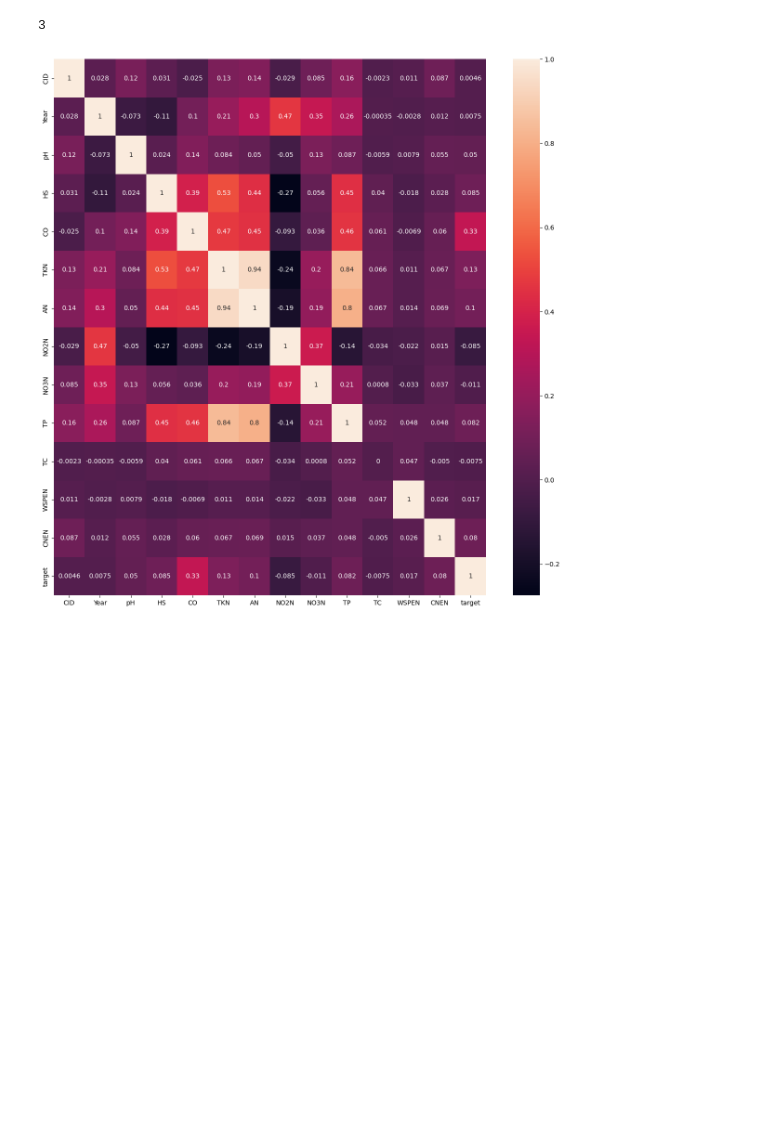
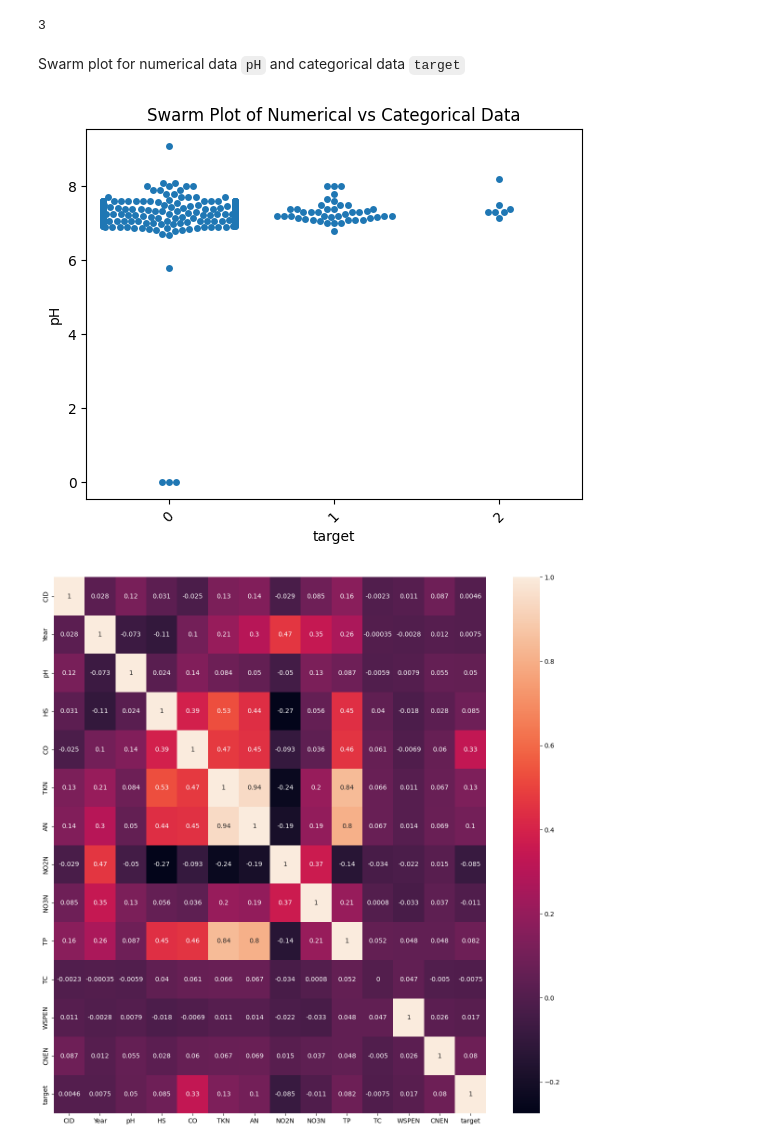
Before and after one commit to puskr99/ml-project-water-potability, a Jupyter notebook: code/water.ipynb, the cells around one changed output. Cells and saved outputs as stored; diff of their text form; code cells hidden in the pictures; blank space fills up the shorter version.

```diff
--- a/code/water.ipynb
+++ b/code/water.ipynb
@@ -297,6 +297,15 @@ data['target'] = data['ISQA'].apply(calc_water_potability)
 data['target'].nunique()
 # %% [output]
 3
+# %% [markdown]
+Swarm plot for numerical data `pH` and categorical data `target`
+# %%
+sns.swarmplot(x='target', y='pH', data=data)
+plt.xticks(rotation=45)
+plt.title('Swarm Plot of Numerical vs Categorical Data')
+plt.show()
+# %% [output]
+[figure, added]
 # %%
 plt.figure(figsize=(15, 15))
 sns.heatmap(data=data.drop(columns=['BO', 'SS', 'Temp', 'DO', 'ISQA']).corr(numeric_only=True), annot=True)
```
Also changed, not shown: 1 other file.
